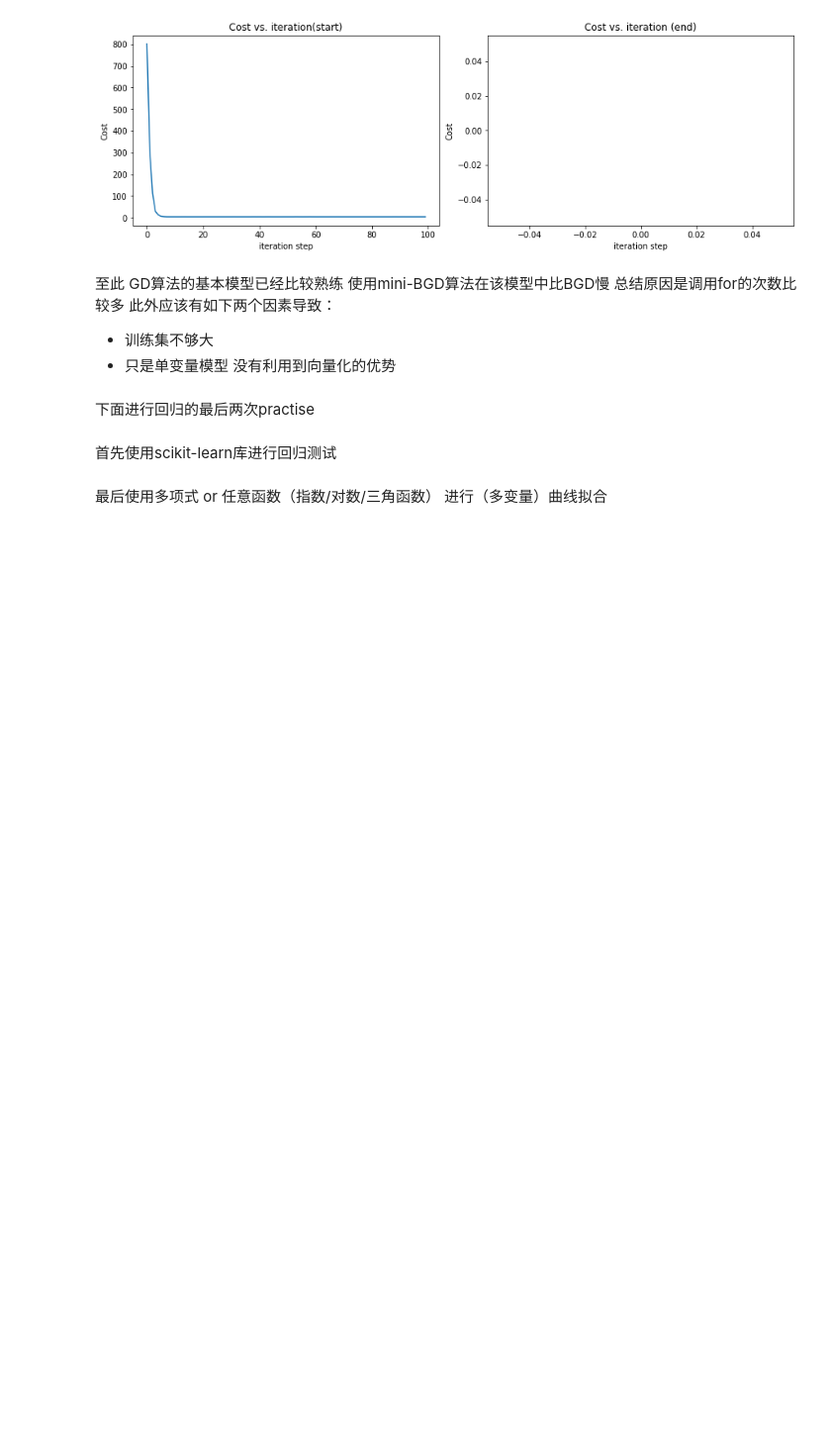
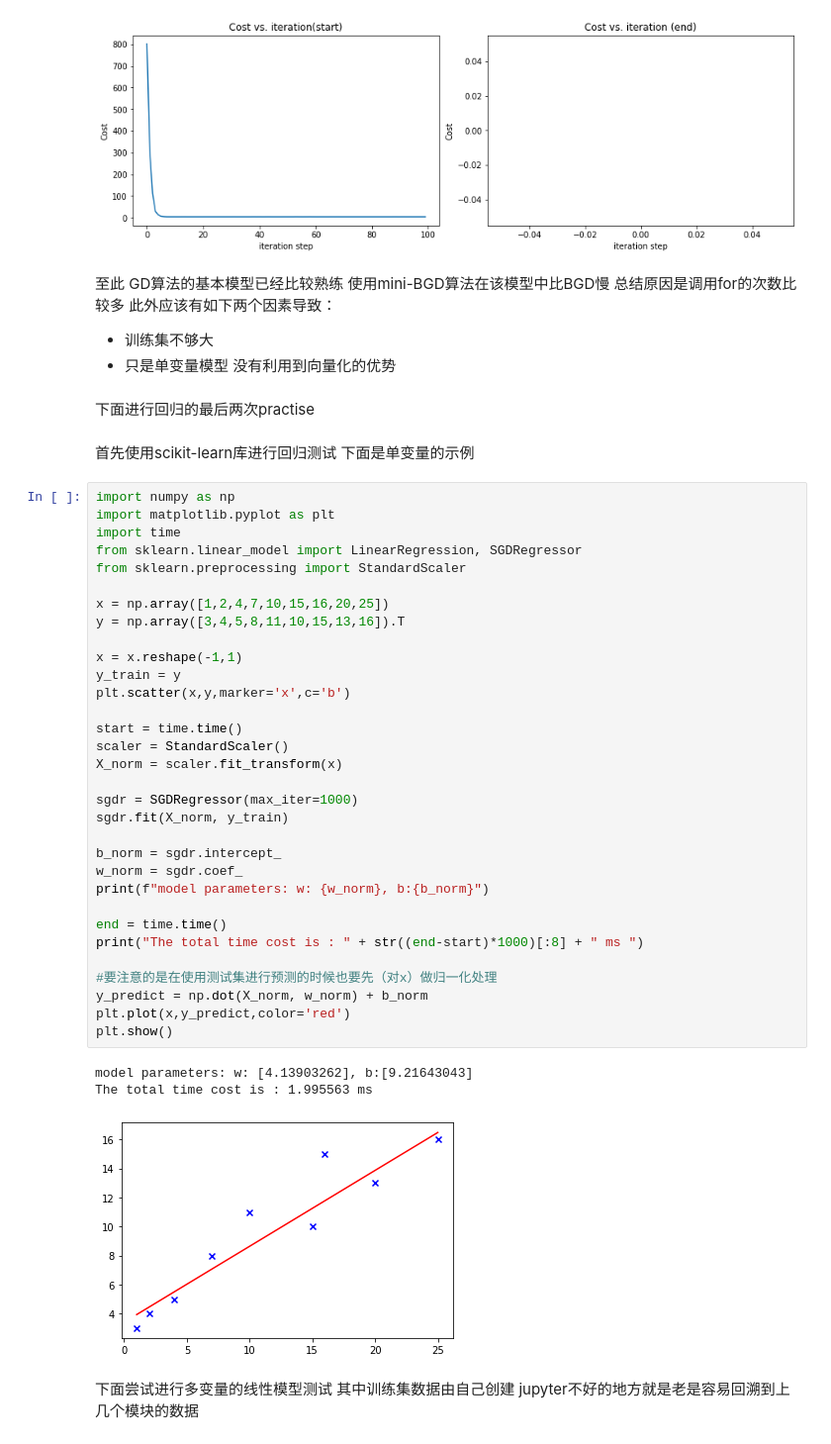
Before and after one commit to cwx-worst-one/machine_learning_study, a Jupyter notebook: note/lecture1/lecture1_note.ipynb, the cells around one changed output. Shown at 99% size. Cells and saved outputs as stored; diff of their text form; blank space fills up the shorter version.

```diff
--- a/note/lecture1/lecture1_note.ipynb
+++ b/note/lecture1/lecture1_note.ipynb
@@ -290,6 +290,42 @@ The total time ( 50 epoches ) cost is : 225.6429 ms
 # %% [markdown]
 下面进行回归的最后两次practise
 # %% [markdown]
-首先使用scikit-learn库进行回归测试
+首先使用scikit-learn库进行回归测试  下面是单变量的示例
-# %% [markdown]
-最后使用多项式 or 任意函数（指数/对数/三角函数） 进行（多变量）曲线拟合
+# %%
+import numpy as np
+import matplotlib.pyplot as plt
+import time
+from sklearn.linear_model import LinearRegression, SGDRegressor
+from sklearn.preprocessing import StandardScaler
+
+x = np.array([1,2,4,7,10,15,16,20,25])
+y = np.array([3,4,5,8,11,10,15,13,16]).T
+
+x = x.reshape(-1,1)
+y_train = y
+plt.scatter(x,y,marker='x',c='b')
+
+start = time.time()
+scaler = StandardScaler()
+X_norm = scaler.fit_transform(x)
+
+sgdr = SGDRegressor(max_iter=1000)
+sgdr.fit(X_norm, y_train)
+
+b_norm = sgdr.intercept_
+w_norm = sgdr.coef_
+print(f"model parameters: w: {w_norm}, b:{b_norm}")
+
+end = time.time()
+print("The total time cost is : " + str((end-start)*1000)[:8] + " ms ")
+
+#要注意的是在使用测试集进行预测的时候也要先（对x）做归一化处理
+y_predict = np.dot(X_norm, w_norm) + b_norm
+plt.plot(x,y_predict,color='red')
+plt.show()
+# %% [output]
+model parameters: w: [4.13903262], b:[9.21643043]
+The total time cost is : 1.995563 ms
+[figure, added]
+# %% [markdown]
+下面尝试进行多变量的线性模型测试 其中训练集数据由自己创建  jupyter不好的地方就是老是容易回溯到上几个模块的数据
```
Also changed, not shown: parts of 8 cells of this notebook, 2 other files.
